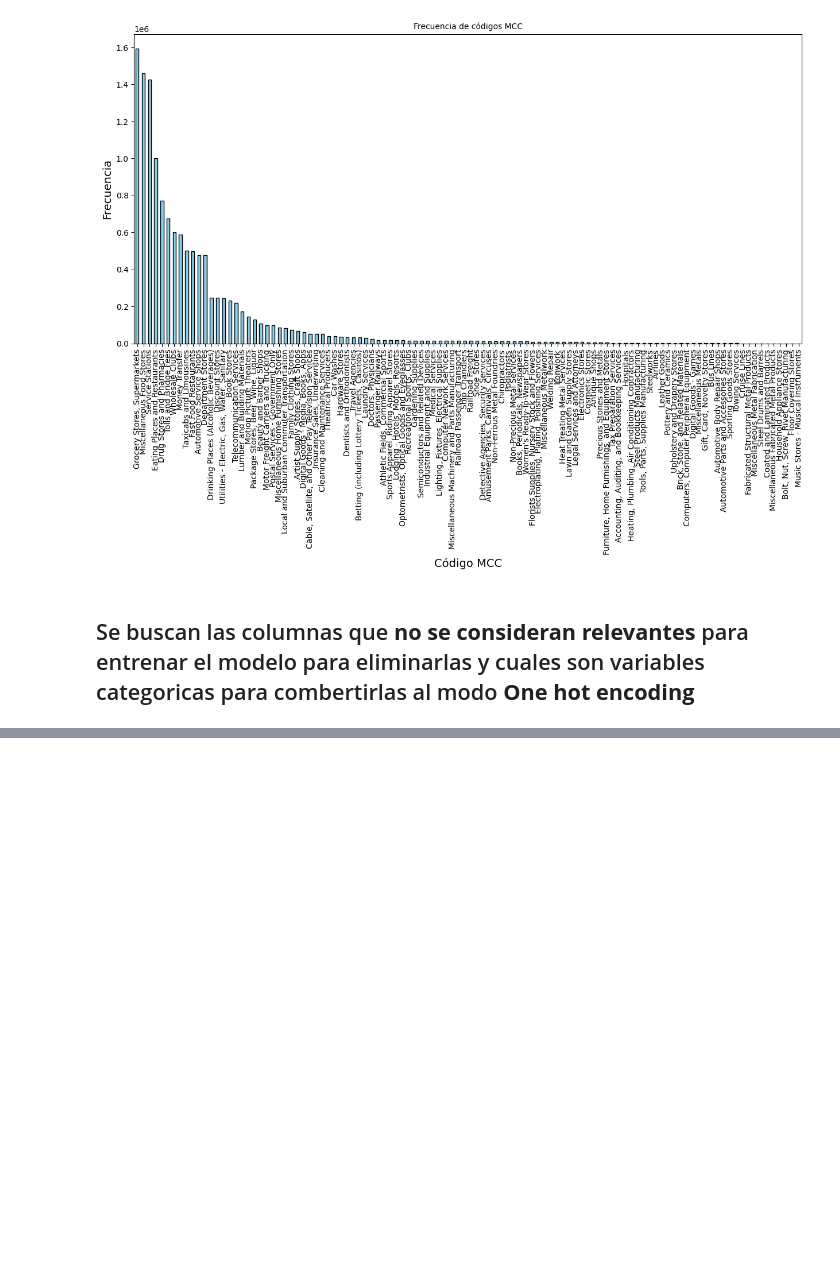
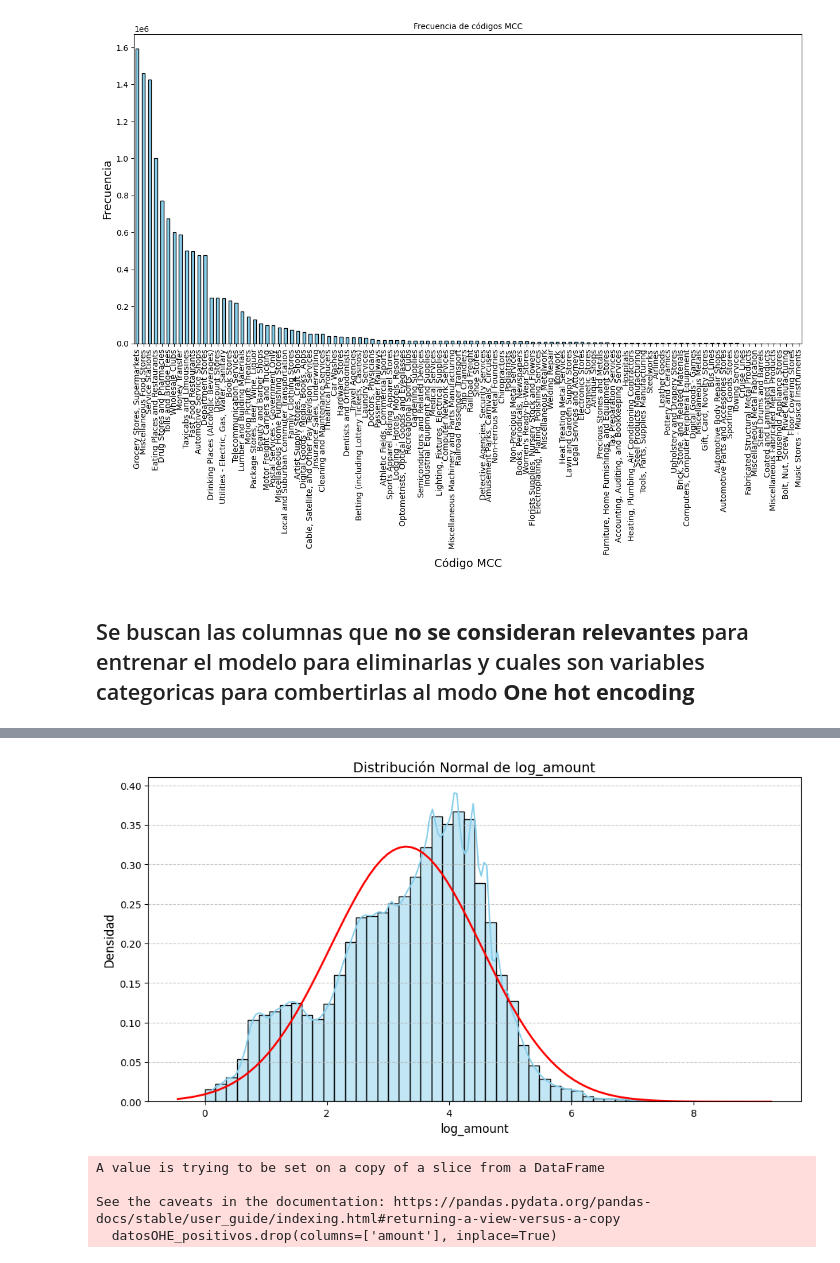
Before and after one commit to EdissonPO/Prueba_Tecnica, a Jupyter notebook: exploracion_datos.ipynb, the cells around one changed output, grey strips where cells are left out. Cells and saved outputs as stored; diff of their text form; code cells hidden in the pictures; blank space fills up the shorter version.

Commit message:
Se terminan de preparar los datos para hacer pruebas entrenando los modelos

```diff
--- a/exploracion_datos.ipynb
+++ b/exploracion_datos.ipynb
@@ -198,0 +420,2 @@ df_transactions["current_age"].hist(bins=20, color='purple', alpha=0.7, edgecolo
+# %%
+datosOHE_positivos = datosOHE.loc[datosOHE['amount'] >= 0].copy()
@@ -198,0 +438,2 @@ df_transactions["current_age"].hist(bins=20, color='purple', alpha=0.7, edgecolo
+# %%
+datosOHE_positivos['log_amount'] = np.log1p(datosOHE_positivos['amount'])
@@ -198,0 +462,27 @@ df_transactions["current_age"].hist(bins=20, color='purple', alpha=0.7, edgecolo
+# %%
+# Graficar la distribución normal ajustada para log_amount
+plt.figure(figsize=(12, 6))
+sns.histplot(datosOHE_positivos['log_amount'], bins=50, kde=True, stat="density", color='skyblue', edgecolor='black')
+
+# Ajustar una curva de distribución normal
+mean_log, std_log = norm.fit(datosOHE_positivos['log_amount'])
+xmin_log, xmax_log = plt.xlim()
+x_log = np.linspace(xmin_log, xmax_log, 100)
+p_log = norm.pdf(x_log, mean_log, std_log)
+plt.plot(x_log, p_log, 'r', linewidth=2)
+
+# Configurar el gráfico
+plt.title('Distribución Normal de log_amount', fontsize=14)
+plt.xlabel('log_amount', fontsize=12)
+plt.ylabel('Densidad', fontsize=12)
+plt.grid(axis='y', linestyle='--', alpha=0.7)
+plt.show()
+# %% [output]
+[figure, added]
+# %%
+datosOHE_positivos.drop(columns=['amount'], inplace=True)
+# %% [output]
+A value is trying to be set on a copy of a slice from a DataFrame
+
+See the caveats in the documentation: https://pandas.pydata.org/pandas-docs/stable/user_guide/indexing.html#returning-a-view-versus-a-copy
+  datosOHE_positivos.drop(columns=['amount'], inplace=True)
```
Also changed, not shown: parts of 19 cells of this notebook.
